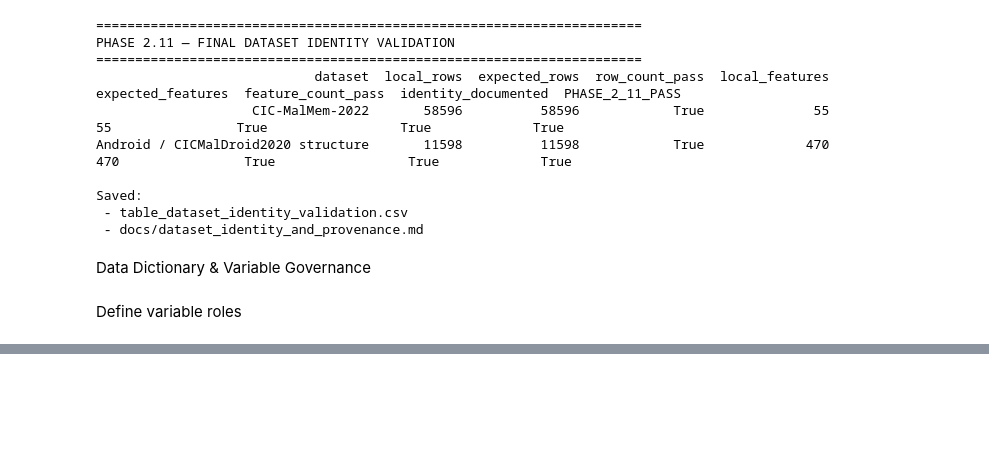
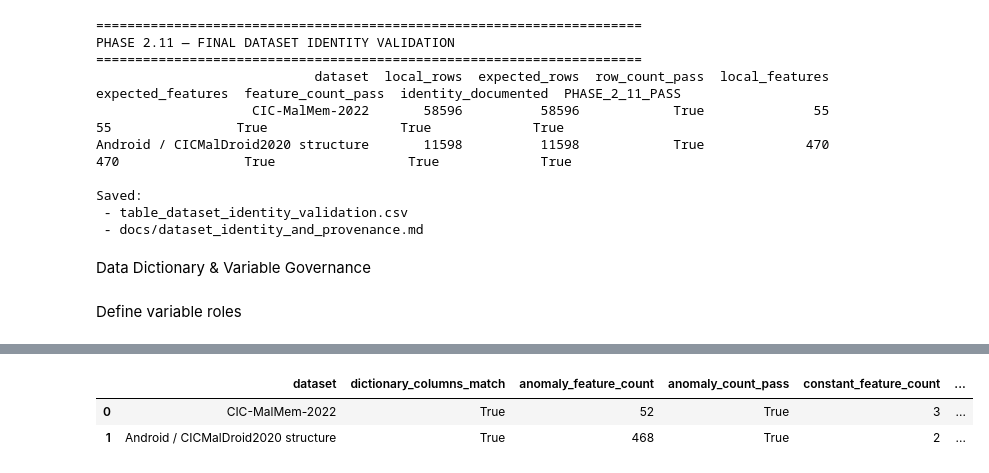
Before and after one commit to alokmuskan/PoisonShield, a Jupyter notebook: notebooks/01_dataset_audit.ipynb, the cells around one changed output, grey strips where cells are left out. Saved outputs shown, nothing was run; the diff lists cells and outputs as text; code cells hidden in the pictures; blank space fills up the shorter version.

Commit message:
Data Dictionary & Variable Governance

```diff
--- a/notebooks/01_dataset_audit.ipynb
+++ b/notebooks/01_dataset_audit.ipynb
@@ -4995,0 +5283,85 @@ display(variable_governance)
+# %%
+print("=" * 70)
+print("PHASE 2.12.6 — DATA DICTIONARY VALIDATION")
+print("=" * 70)
+
+validation_rows = []
+
+for dataset_name, df, dictionary, anomaly_features, constant_features in [
+    (
+        "CIC-MalMem-2022",
+        malmem,
+        malmem_dictionary,
+        malmem_anomaly_features,
+        malmem_constant_features
+    ),
+    (
+        "Android / CICMalDroid2020 structure",
+        android,
+        android_dictionary,
+        android_anomaly_features,
+        android_constant_features
+    )
+]:
+
+    dictionary_columns_match = (
+        set(dictionary["variable"]) == set(df.columns)
+    )
+
+    anomaly_count_pass = (
+        dictionary["anomaly_model_allowed"].sum()
+        == len(anomaly_features)
+    )
+
+    constant_count_pass = (
+        (
+            dictionary["role"]
+            == "Constant feature — excluded from modeling"
+        ).sum()
+        == len(constant_features)
+    )
+
+    leakage_columns = {
+        "attack_type",
+        "original_label",
+        "Class",
+        "source_index",
+        "poisoned"
+    }
+
+    dictionary_leakage = set(
+        dictionary.loc[
+            dictionary["anomaly_model_allowed"],
+            "variable"
+        ]
+    ).intersection(leakage_columns)
+
+    leakage_pass = len(dictionary_leakage) == 0
+
+    phase_pass = (
+        dictionary_columns_match
+        and anomaly_count_pass
+        and constant_count_pass
+        and leakage_pass
+    )
+
+    validation_rows.append({
+        "dataset": dataset_name,
+        "dictionary_columns_match": dictionary_columns_match,
+        "anomaly_feature_count": len(anomaly_features),
+        "anomaly_count_pass": anomaly_count_pass,
+        "constant_feature_count": len(constant_features),
+        "constant_count_pass": constant_count_pass,
+        "leakage_variables": sorted(dictionary_leakage),
+        "leakage_pass": leakage_pass,
+        "PHASE_2_12_PASS": phase_pass
+    })
+
+data_dictionary_validation = pd.DataFrame(validation_rows)
+
+display(data_dictionary_validation)
+
+assert data_dictionary_validation["PHASE_2_12_PASS"].all()
+
+print("\nPHASE 2.12 VALIDATION: PASSED")
+# %% [output]
@@ -4995,0 +5371,3 @@ display(variable_governance)
+|  | dataset | dictionary_columns_match | anomaly_feature_count | anomaly_count_pass | constant_feature_count | ... |
+| 0 | CIC-MalMem-2022 | True | 52 | True | 3 | ... |
+| 1 | Android / CICMalDroid2020 structure | True | 468 | True | 2 | ... |
```
Also changed, not shown: parts of 14 cells of this notebook, 4 other files.
